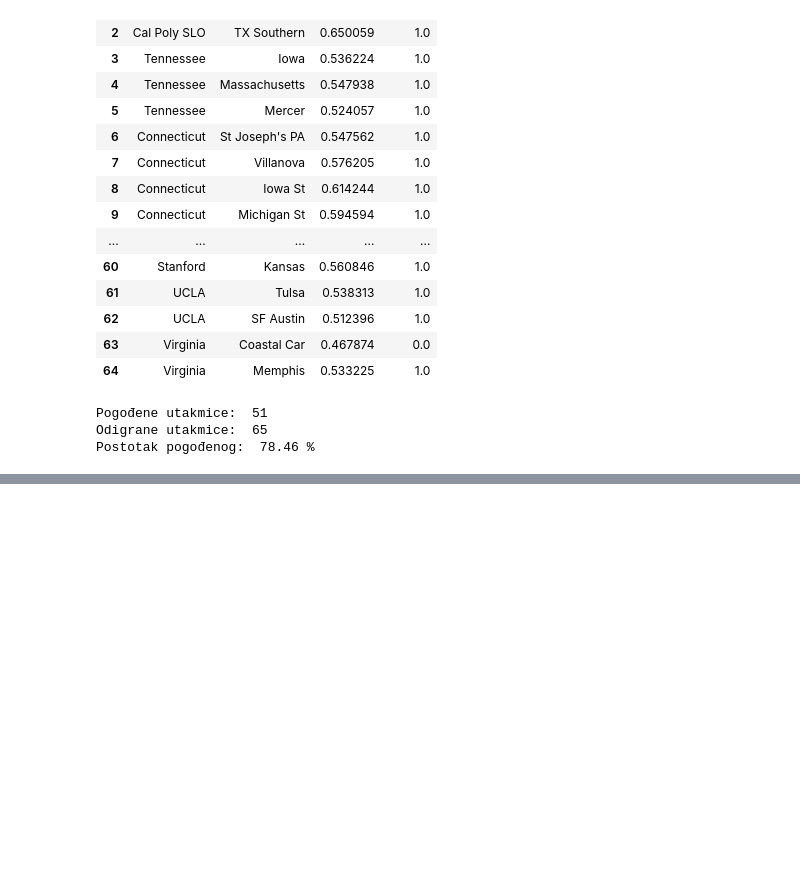
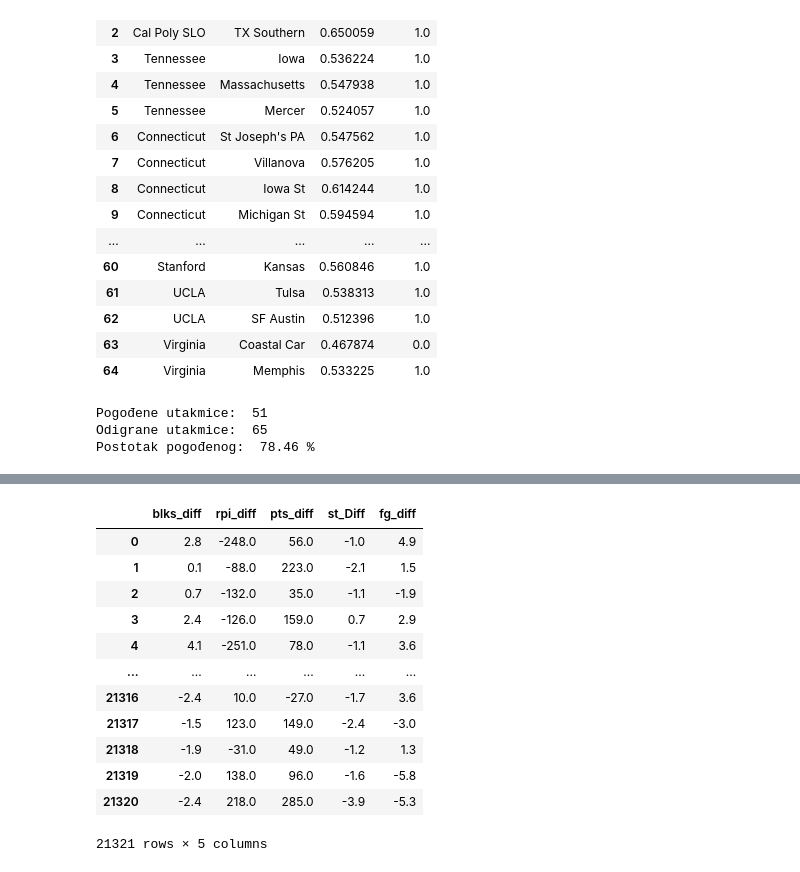
Before and after one commit to mateivic/Project-UUZOP, a Jupyter notebook: Projekt2.ipynb, the cells around one changed output, grey strips where cells are left out. Saved outputs shown, nothing was run; the diff lists cells and outputs as text; code cells hidden in the pictures; blank space fills up the shorter version.

```diff
--- a/Projekt2.ipynb
+++ b/Projekt2.ipynb
@@ -1276,0 +1383,20 @@ Zaključak:
+# %%
+x_train = pd.DataFrame().assign(blks_diff=x_train_knn_2['blks_diff'], rpi_diff=x_train_knn_2['rpi_diff'], pts_diff=x_train_knn_2['pts_diff'], st_Diff=x_train_knn_2['st_diff'], fg_diff=x_train_knn_2['fg_diff'])
+
+y_train = pd.DataFrame().assign(win_percentage=x_train_knn_2['win_percentage_2'])
+
+x_train
+# %% [output]
+|  | blks_diff | rpi_diff | pts_diff | st_Diff | fg_diff |
+| 0 | 2.8 | -248.0 | 56.0 | -1.0 | 4.9 |
+| 1 | 0.1 | -88.0 | 223.0 | -2.1 | 1.5 |
+| 2 | 0.7 | -132.0 | 35.0 | -1.1 | -1.9 |
+| 3 | 2.4 | -126.0 | 159.0 | 0.7 | 2.9 |
+| 4 | 4.1 | -251.0 | 78.0 | -1.1 | 3.6 |
+| ... | ... | ... | ... | ... | ... |
+| 21316 | -2.4 | 10.0 | -27.0 | -1.7 | 3.6 |
+| 21317 | -1.5 | 123.0 | 149.0 | -2.4 | -3.0 |
+| 21318 | -1.9 | -31.0 | 49.0 | -1.2 | 1.3 |
+| 21319 | -2.0 | 138.0 | 96.0 | -1.6 | -5.8 |
+| 21320 | -2.4 | 218.0 | 285.0 | -3.9 | -5.3 |
+21321 rows × 5 columns
```
Also changed, not shown: parts of 47 cells of this notebook.
